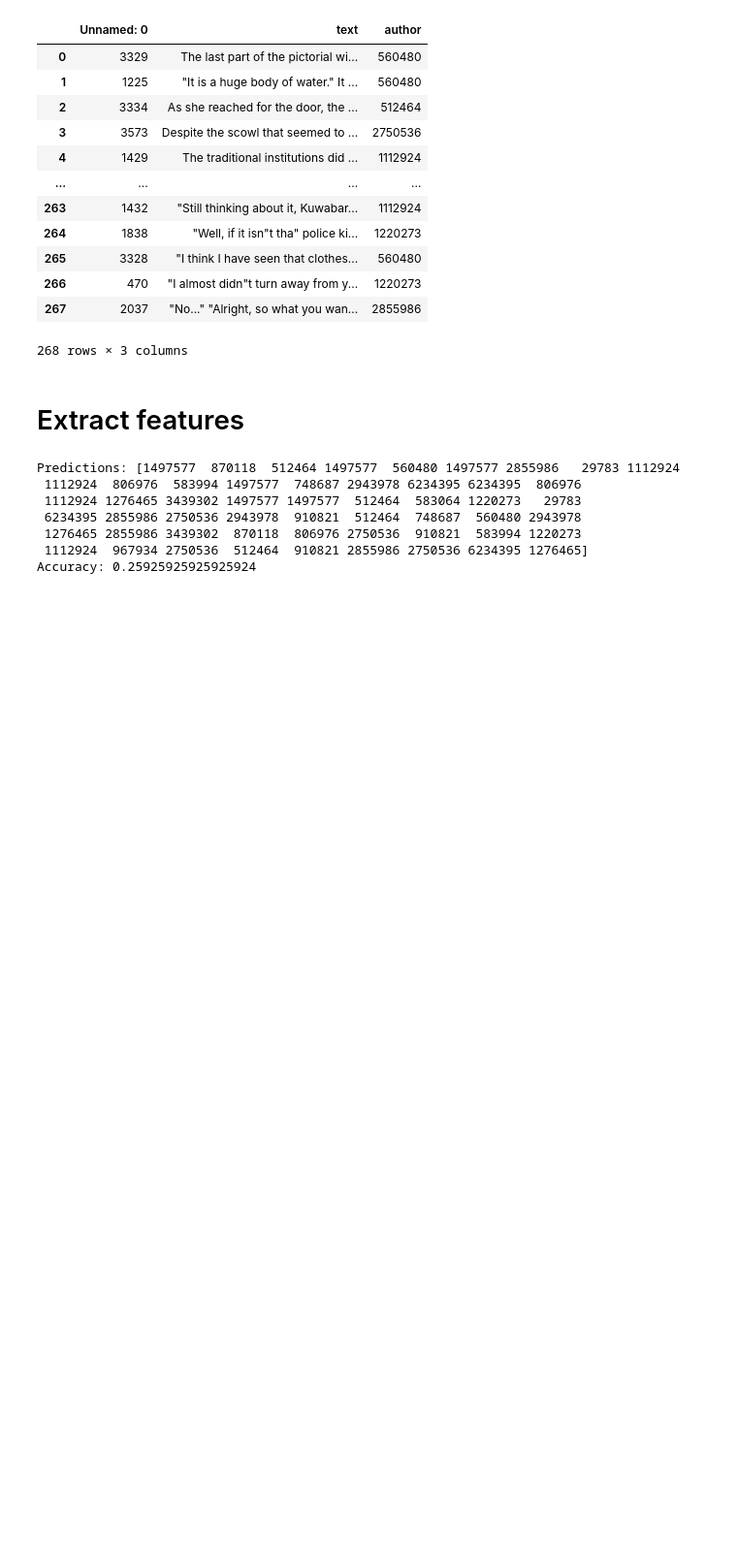
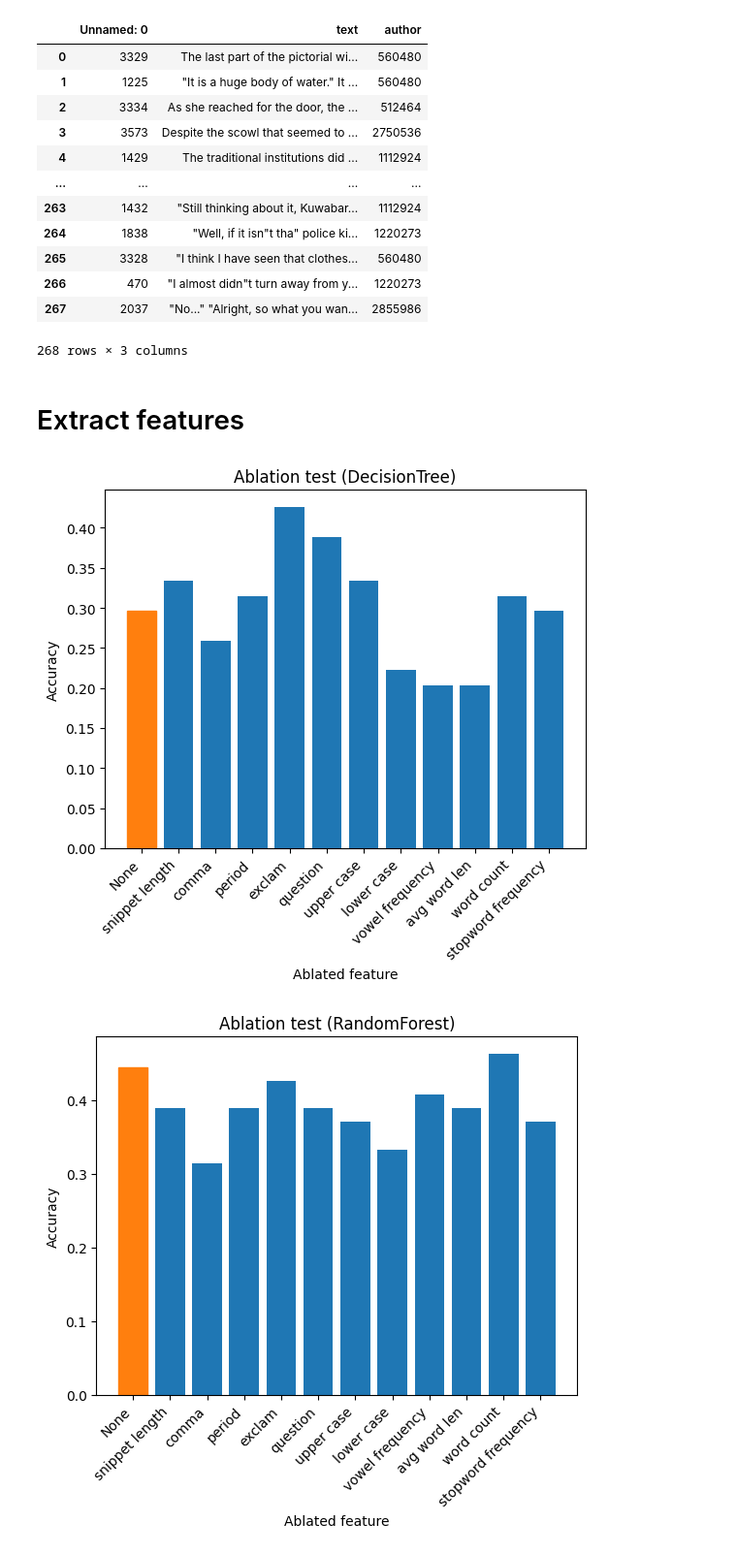
Before and after one commit to jortgutter/txmm_2526_assignment_4, a Jupyter notebook: dev.ipynb, the cells around one changed output. Shown: that part at 97% size. Cells and saved outputs as stored; diff of their text form; code cells hidden in the pictures; blank space fills up the shorter version.

Commit message:
Added Ablation test and support for both random forests and decision trees

```diff
--- a/dev.ipynb
+++ b/dev.ipynb
@@ -129,6 +131,8 @@ def get_word_features(data_frame):
     return data_frame, feature_names
 # %%
 def extract_features(data_frame):
+    """extracts relevant features"""
+    # list of feature names we want to use for training
     feature_names = []
 
     # extract some character based features
@@ -139,6 +143,6 @@ def extract_features(data_frame):
     data_frame, ft_names = get_word_features(data_frame)
     feature_names += ft_names
 
-
+    # return the data with the features and the list of feature names
     return data_frame, feature_names
 # %%
@@ -164,10 +263,28 @@ def train_decision_tree(data_frame):
 # %%
-train_decision_tree(DEV_SET)
+# create all the necessary features for the DEV set:
+dev_with_features,dev_feature_names = extract_features(DEV_SET)
+
+# dictionary with the selected model types and their optional arguments:
+model_dict = {
+    DecisionTree: {
+        'args': [],
+        'kwargs': {}
+    },
+    RandomForest:{
+        'args': [],
+        'kwargs': {'n_estimators': 100}
+    }
+}
+
+# perform an ablation test on each type of model
+for model_type, args_kwargs in model_dict.items():
+    ablation_test(
+        *args_kwargs["args"],
+        model_type=model_type,
+        data_frame=dev_with_features,
+        feature_names=dev_feature_names,
+        **args_kwargs["kwargs"]
+    )
 # %% [output]
-Predictions: [1497577  870118  512464 1497577  560480 1497577 2855986   29783 1112924
- 1112924  806976  583994 1497577  748687 2943978 6234395 6234395  806976
- 1112924 1276465 3439302 1497577 1497577  512464  583064 1220273   29783
- 6234395 2855986 2750536 2943978  910821  512464  748687  560480 2943978
- 1276465 2855986 3439302  870118  806976 2750536  910821  583994 1220273
- 1112924  967934 2750536  512464  910821 2855986 2750536 6234395 1276465]
-Accuracy: 0.25925925925925924
+[figure, added]
+[figure, added]
```
Also changed, not shown: parts of 5 cells of this notebook.
